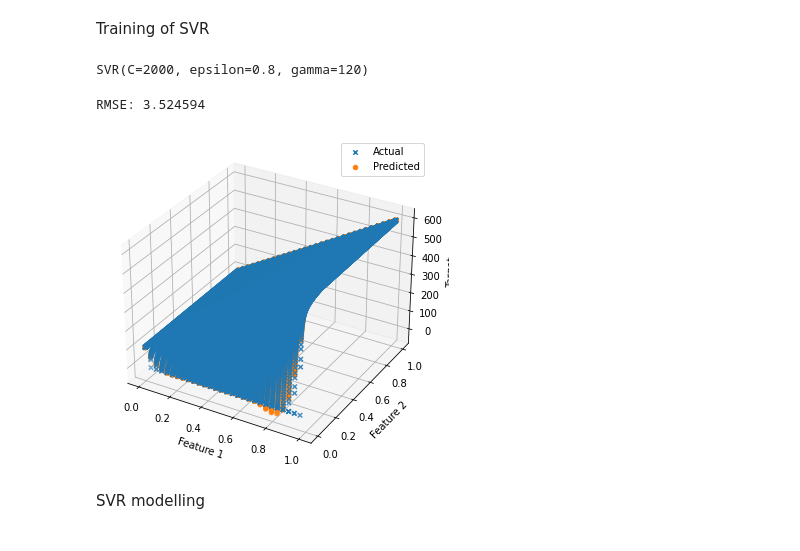
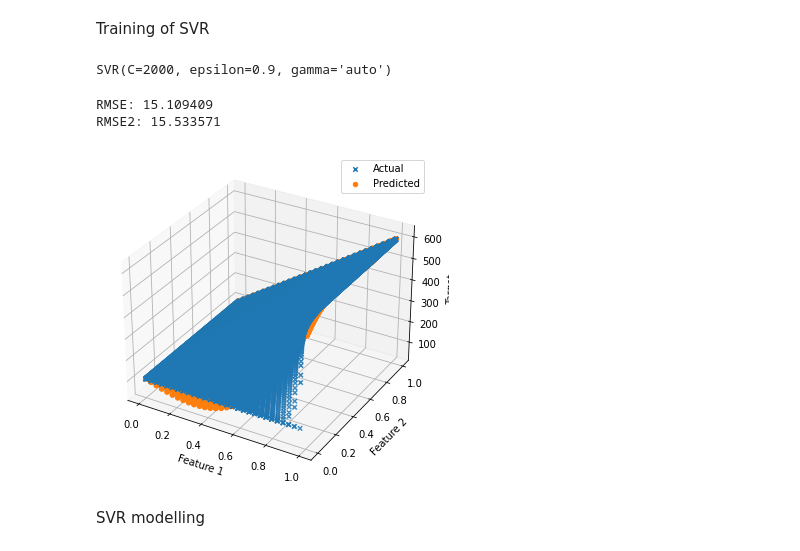
Before and after one commit to radhikrammohan/1D_HT_Pinn, a Jupyter notebook: Data_prep/1D_ht_wtime.ipynb, the cells around one changed output. Drawn from its saved outputs; the diff is of its cells as text; code cells hidden in the pictures.

```diff
--- a/Data_prep/1D_ht_wtime.ipynb
+++ b/Data_prep/1D_ht_wtime.ipynb
@@ -77,23 +81,25 @@ Data preparation
 
 Extract the features and the target data
 # %%
-raw_data =  pd.read_csv('heat_transfer_data_with_time.csv')
+raw_data =  pd.read_csv('heat_transfer_data_with_time.csv') #Read the data
 #print(raw_data.head)
 
-X1 = raw_data['Spatial Coordinate (x)'].values
+X1 = raw_data['Spatial Coordinate (x)'].values # Get the spatial coordinate values
 print(len(X1))
-X2 = np.arange(0,time_end +dt,dt)
+X2 = np.arange(0,time_end +dt,dt) # Get the time values
 print(len(X2))
 #y = np.zeros(len(X1)*len(X2))
 #print(len(y))
 
-y_data = raw_data.iloc[0:,1:].values.ravel()
+y_data = raw_data.iloc[0:,1:].values.ravel()    # Get the temperature values
 #y = y_data.flatten()
 print(y_data)
 
 
-ftr = list(itertools.product(X1,X2))
-feature = np.array(ftr)
+ftr = list(itertools.product(X1,X2)) #  Get the spatial and time coordinate values
+feature = np.array(ftr) # Convert to numpy array
+
+X_train, X_test, y_train, y_test = train_test_split(feature, y_data, test_size=0.2, random_state=42)
 # %% [output]
 30
 1001
@@ -101,28 +107,33 @@ feature = np.array(ftr)
 # %% [markdown]
 Training of SVR
 # %%
-svr_rbf = svm.SVR(kernel="rbf", C=2000, gamma=120, epsilon=0.8)
+svr_rbf = svm.SVR(kernel="rbf", C=2000, gamma='auto', epsilon=0.9)  # epsilon is the margin of deviation from the regression curve
 
-svr_rbf.fit(feature, y_data)
+svr_rbf.fit(X_train, y_train)
 # %% [output]
-SVR(C=2000, epsilon=0.8, gamma=120)
+SVR(C=2000, epsilon=0.9, gamma='auto')
 # %%
 y_pred = svr_rbf.predict(feature)
 rmse = np.sqrt(mean_squared_error(y_data, y_pred))
+
+y_pred2 = svr_rbf.predict(X_test)
+rmse2 = np.sqrt(mean_squared_error(y_test, y_pred2))
 print("RMSE: %f" % (rmse))
+print("RMSE2: %f" % (rmse2))
 # Visualization (for 2D data)
 fig = plt.figure(figsize=(10, 6))
 ax = fig.add_subplot(projection='3d')
 ax.scatter(feature[:, 0], feature[:, 1], y_data, label='Actual', marker='x')
 ax.scatter(feature[:, 0], feature[:, 1], y_pred, label='Predicted', marker='o')
 ax.set_xlabel('Feature 1')
 ax.set_ylabel('Feature 2')
 ax.set_zlabel('Target')
 ax.legend()
 
 plt.show()
 # %% [output]
-RMSE: 3.524594
+RMSE: 15.109409
+RMSE2: 15.533571
-[figure, old version]
+[figure, new version]
 # %% [markdown]
 SVR modelling
```
Also changed, not shown: parts of 5 cells of this notebook, 2 other files.
